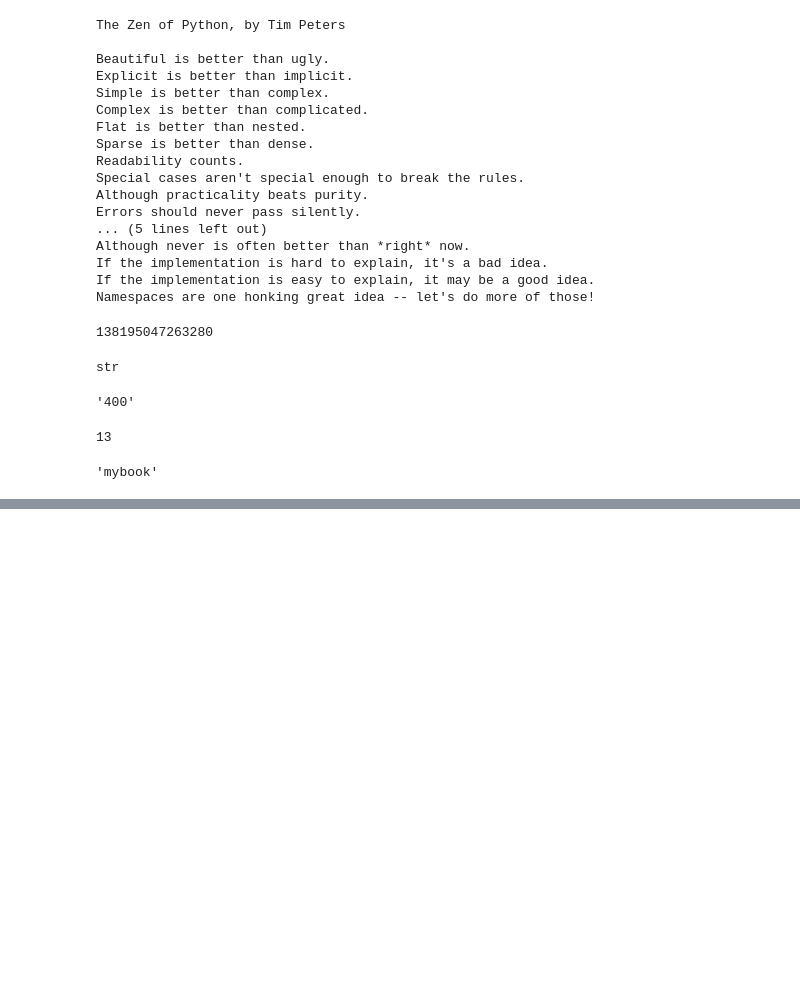
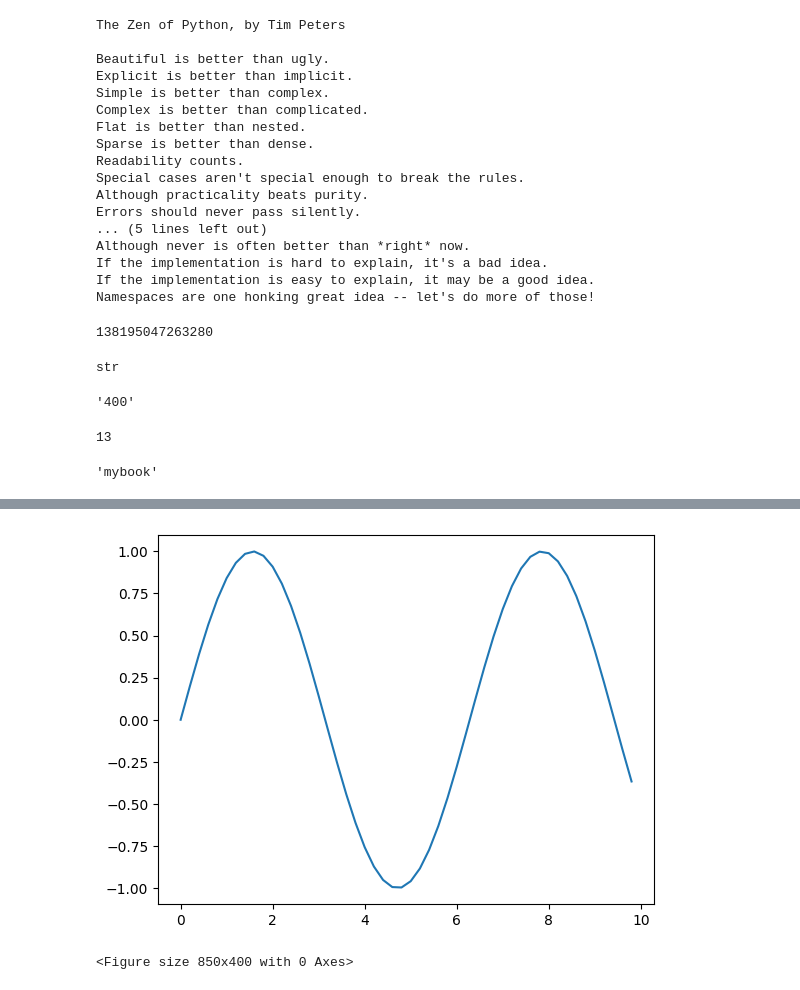
Before and after one commit to Mohammad-Rakibuzzaman/opencv-university, a Jupyter notebook: basics_hands_on.ipynb, the cells around one changed output, grey strips where cells are left out. Saved outputs shown, nothing was run; the diff lists cells and outputs as text; code cells hidden in the pictures; blank space fills up the shorter version.

```diff
--- a/basics_hands_on.ipynb
+++ b/basics_hands_on.ipynb
@@ -1081,0 +623,13 @@ MyInt.square??
+# %%
+from pylab import *
+x = arange(0, 10, 0.2)
+y = sin(x)
+plot(x, y)
+savefig('pylab1.png', dpi=300)
+# %% [output]
+[figure, added]
+# %%
+fig = plt.figure()
+fig.set_size_inches((8.5, 4))
+# %% [output]
+<Figure size 850x400 with 0 Axes>
```
Also changed, not shown: parts of 271 cells of this notebook.
